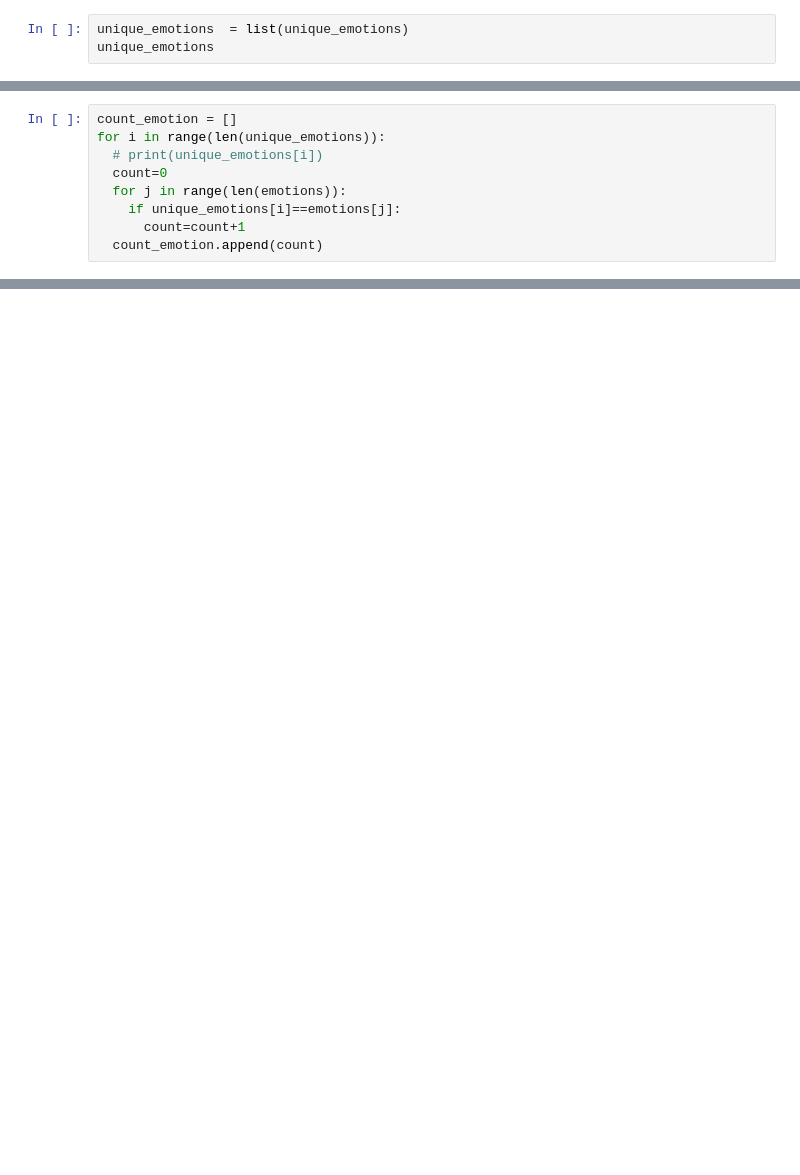
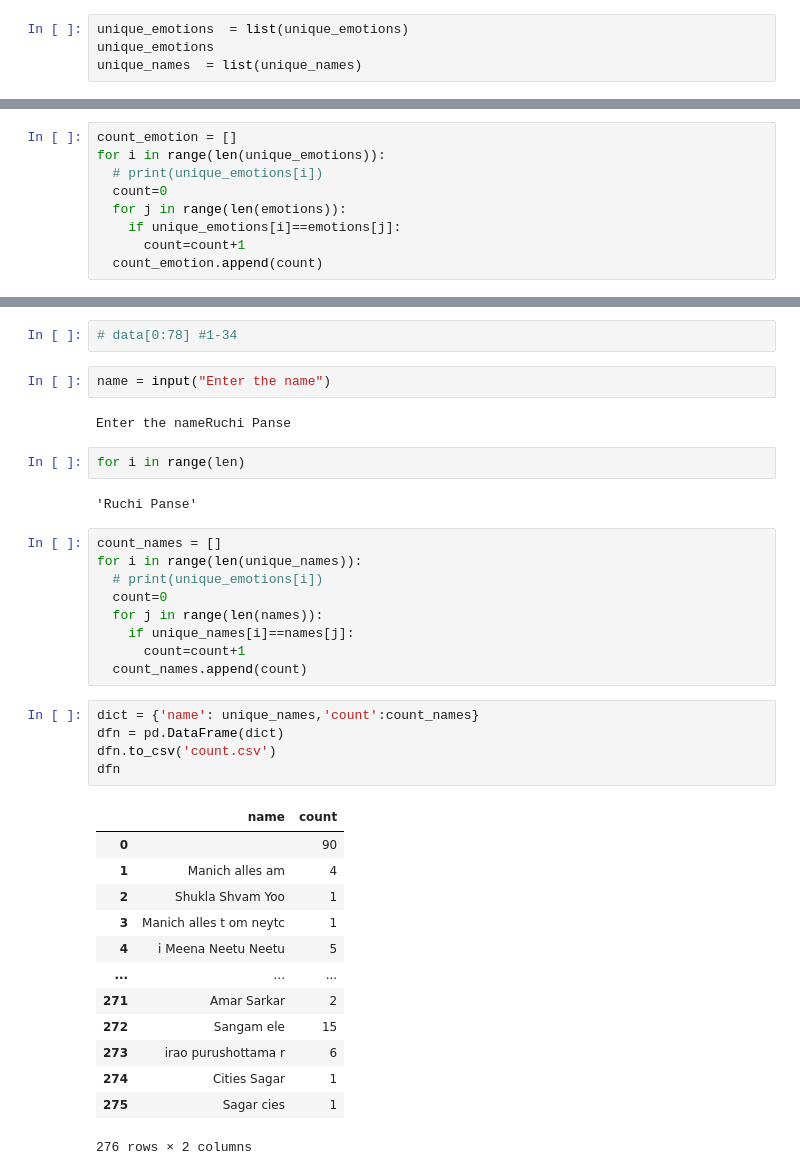
Before and after one commit to karanjayswal/Online-Class-Emotion, a Jupyter notebook: Text_to_CSV.ipynb, the cells around one changed output, grey strips where cells are left out. Drawn from its saved outputs; the diff is of its cells as text; blank space fills up the shorter version.

```diff
--- a/Text_to_CSV.ipynb
+++ b/Text_to_CSV.ipynb
@@ -133,3 +99,4 @@ unique_emotions = set(emotions)
 # %%
 unique_emotions  = list(unique_emotions)
 unique_emotions
+unique_names  = list(unique_names)
@@ -169,3 +134,41 @@ fig = px.pie(dfc, values='count', names='emotion')
 fig.show()
 # %% [output]
 [interactive output not drawn]
+# %%
+# data[0:78] #1-34
+# %%
+name = input("Enter the name")
+# %% [output]
+Enter the nameRuchi Panse
+# %%
+for i in range(len)
+# %% [output]
+'Ruchi Panse'
+# %%
+count_names = []
+for i in range(len(unique_names)):
+  # print(unique_emotions[i])
+  count=0
+  for j in range(len(names)):
+    if unique_names[i]==names[j]:
+      count=count+1
+  count_names.append(count)
+# %%
+dict = {'name': unique_names,'count':count_names}
+dfn = pd.DataFrame(dict)
+dfn.to_csv('count.csv')
+dfn
+# %% [output]
+|  | name | count |
+| 0 |  | 90 |
+| 1 | Manich alles am | 4 |
+| 2 | Shukla Shvam Yoo | 1 |
+| 3 | Manich alles t om neytc | 1 |
+| 4 | i Meena Neetu Neetu | 5 |
+| ... | ... | ... |
+| 271 | Amar Sarkar | 2 |
+| 272 | Sangam ele | 15 |
+| 273 | irao purushottama r | 6 |
+| 274 | Cities Sagar | 1 |
+| 275 | Sagar cies | 1 |
+276 rows × 2 columns
```
Also changed, not shown: parts of 10 cells of this notebook.
